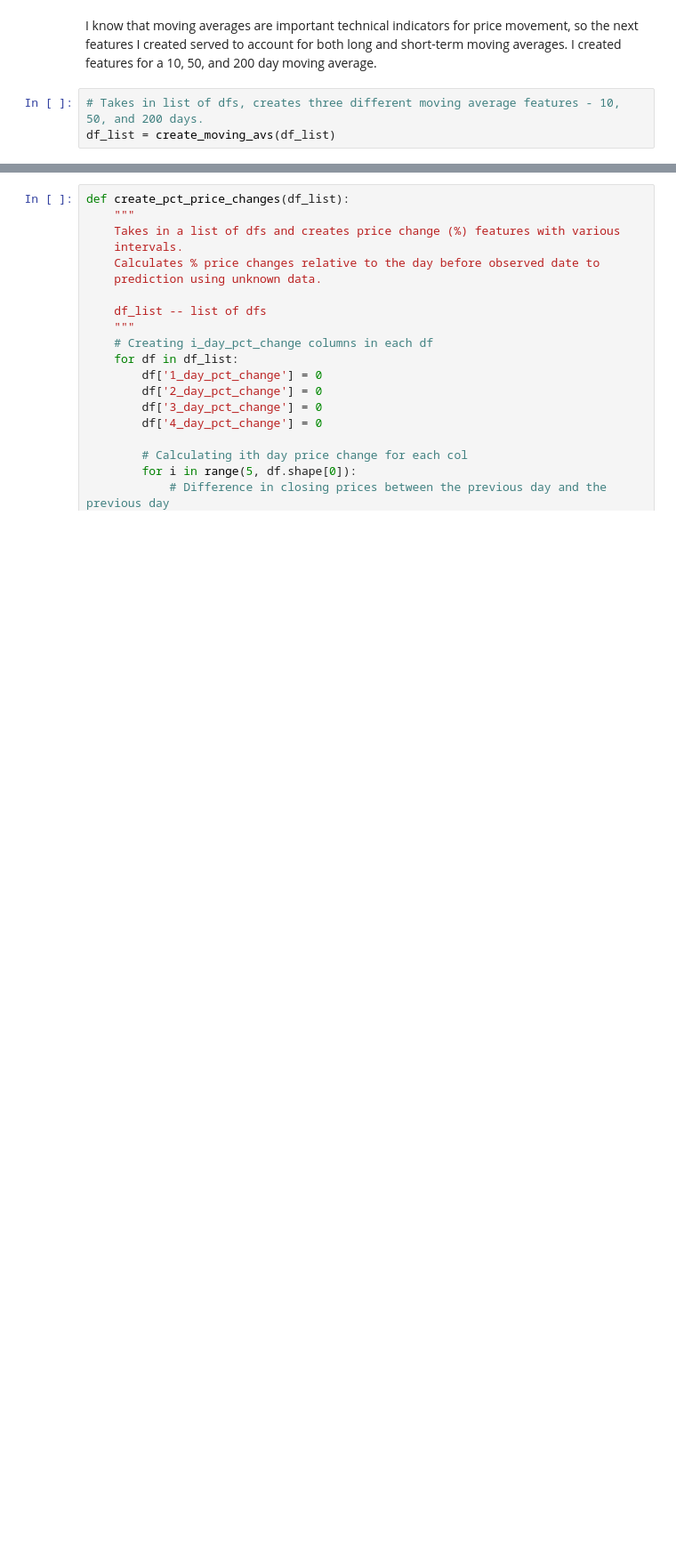
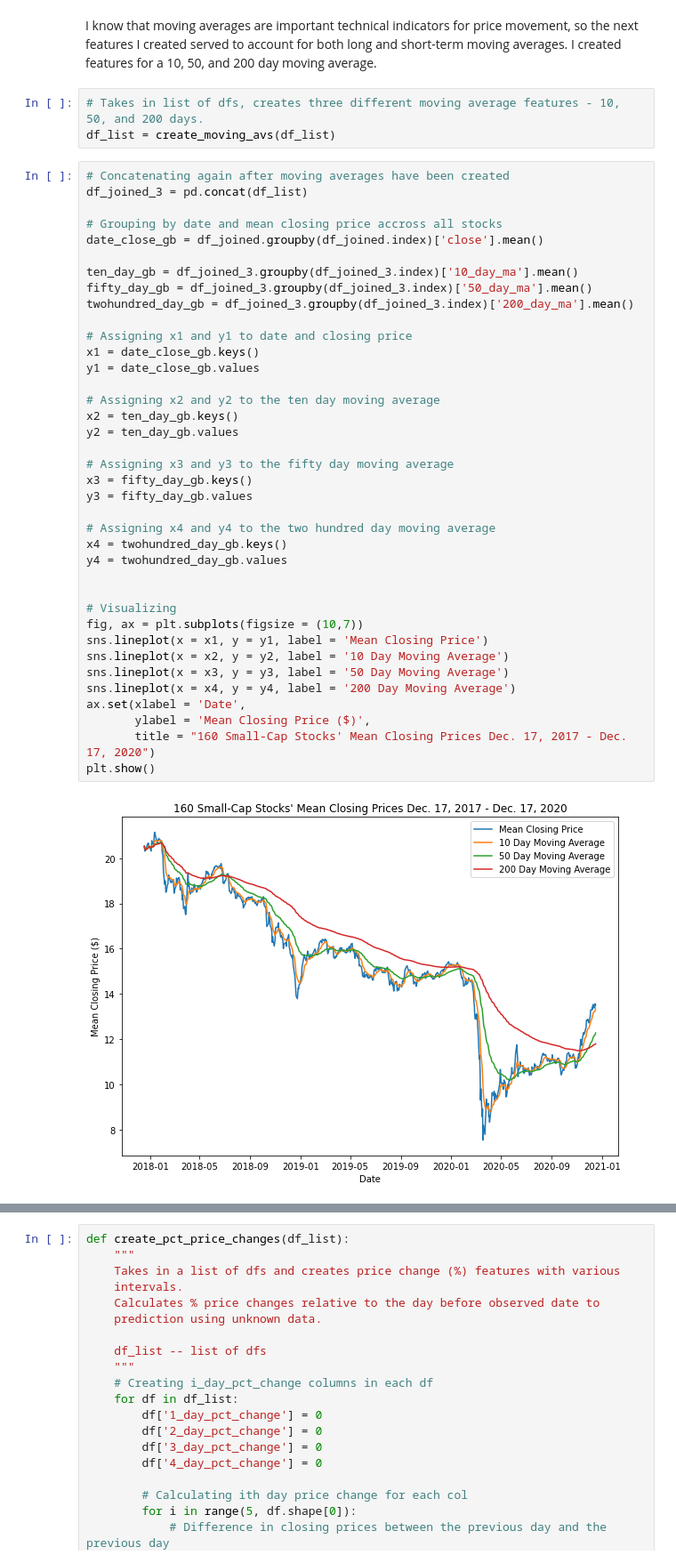
Before and after one commit to jakeoddi/Stock-Price-Forecasting, a Jupyter notebook: data_acquisition.ipynb, the cells around one changed output, grey strips where cells are left out. Shown at 89% size. Saved outputs shown, nothing was run; the diff lists cells and outputs as text; blank space fills up the shorter version.

```diff
--- a/data_acquisition.ipynb
+++ b/data_acquisition.ipynb
@@ -269,3 +323,43 @@ I know that moving averages are important technical indicators for price movemen
 # %%
 # Takes in list of dfs, creates three different moving average features - 10, 50, and 200 days.
 df_list = create_moving_avs(df_list)
+# %%
+# Concatenating again after moving averages have been created
+df_joined_3 = pd.concat(df_list)
+
+# Grouping by date and mean closing price accross all stocks
+date_close_gb = df_joined.groupby(df_joined.index)['close'].mean()
+
+ten_day_gb = df_joined_3.groupby(df_joined_3.index)['10_day_ma'].mean()
+fifty_day_gb = df_joined_3.groupby(df_joined_3.index)['50_day_ma'].mean()
+twohundred_day_gb = df_joined_3.groupby(df_joined_3.index)['200_day_ma'].mean()
+
+# Assigning x1 and y1 to date and closing price
+x1 = date_close_gb.keys()
+y1 = date_close_gb.values
+
+# Assigning x2 and y2 to the ten day moving average
+x2 = ten_day_gb.keys()
+y2 = ten_day_gb.values
+
+# Assigning x3 and y3 to the fifty day moving average
+x3 = fifty_day_gb.keys()
+y3 = fifty_day_gb.values
+
+# Assigning x4 and y4 to the two hundred day moving average
+x4 = twohundred_day_gb.keys()
+y4 = twohundred_day_gb.values
+
+
+# Visualizing
+fig, ax = plt.subplots(figsize = (10,7))
+sns.lineplot(x = x1, y = y1, label = 'Mean Closing Price')
+sns.lineplot(x = x2, y = y2, label = '10 Day Moving Average')
+sns.lineplot(x = x3, y = y3, label = '50 Day Moving Average')
+sns.lineplot(x = x4, y = y4, label = '200 Day Moving Average')
+ax.set(xlabel = 'Date',
+       ylabel = 'Mean Closing Price ($)',
+       title = "160 Small-Cap Stocks' Mean Closing Prices Dec. 17, 2017 - Dec. 17, 2020")
+plt.show()
+# %% [output]
+[figure, added]
```
Also changed, not shown: parts of 11 cells of this notebook.
